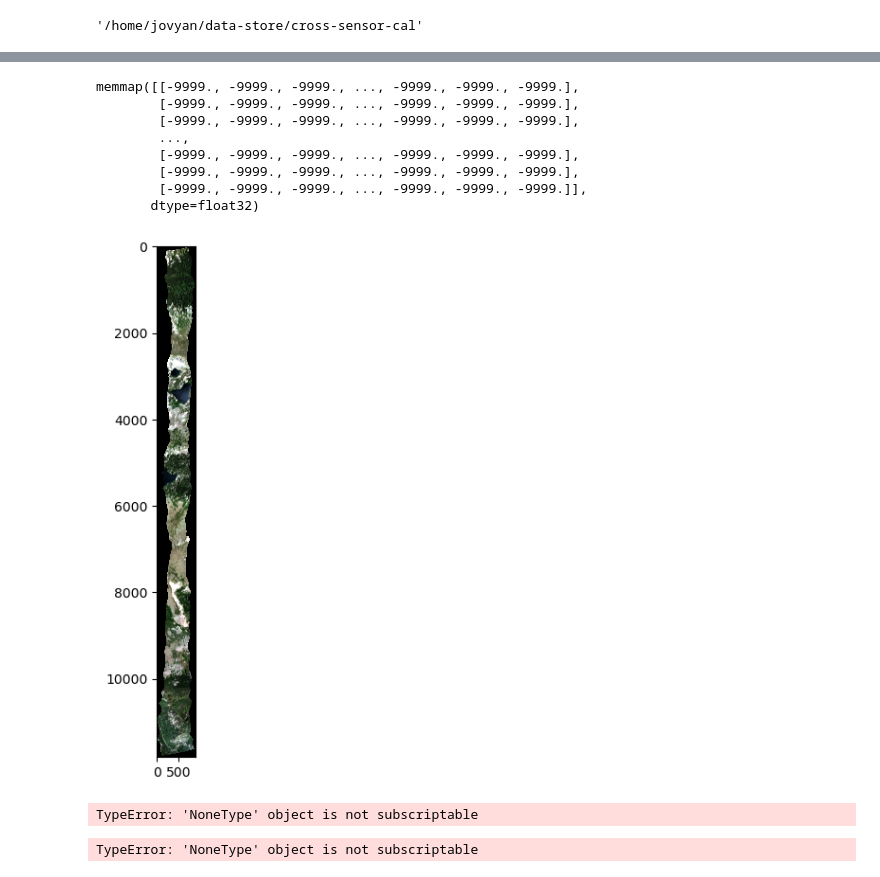
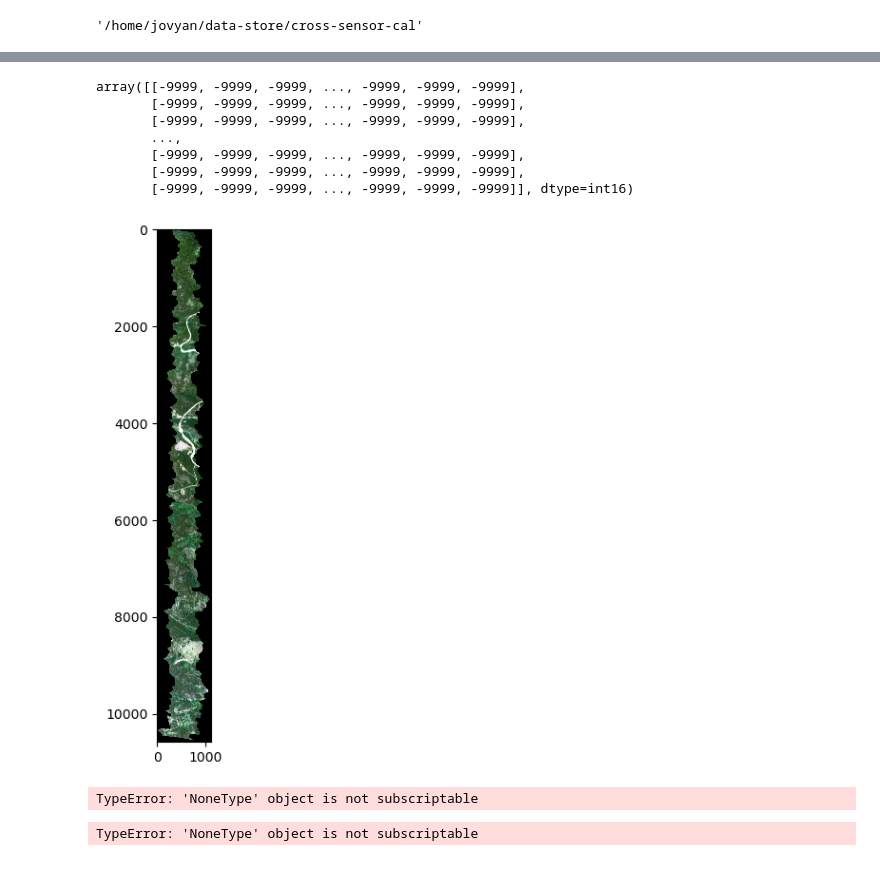
Before and after one commit to earthlab/cross-sensor-cal, a Jupyter notebook: diagnostic_plots.ipynb, the cells around one changed output, grey strips where cells are left out. Drawn from its saved outputs; the diff is of its cells as text; code cells hidden in the pictures.

Commit message:
diagnostic plot again

```diff
--- a/diagnostic_plots.ipynb
+++ b/diagnostic_plots.ipynb
@@ -23,5 +23,21 @@ envi_image= 'export/NEON_D13_NIWO_DP1_20200720_163210_reflectance__corrected_0'
 
 envi = ht.HyTools()
 envi.read_file(envi_image,'envi')
+# %%
+mask_image= 'export/NEON_D13_NIWO_DP1_20200807_170802_reflectance__corrected_0_mask'
+
+#anc_data = {'path_length': ['/data/yose/f130612t01p00r10rdn_e_obs_ort_clip', 0],
+# 'sensor_az': ['/data/yose/f130612t01p00r10rdn_e_obs_ort_clip', 1],
+# 'sensor_zn': ['/data/yose/f130612t01p00r10rdn_e_obs_ort_clip', 2],
+# 'solar_az': ['/data/yose/f130612t01p00r10rdn_e_obs_ort_clip', 3],
+# 'solar_zn': ['/data/yose/f130612t01p00r10rdn_e_obs_ort_clip', 4],
+# 'phase': ['/data/yose/f130612t01p00r10rdn_e_obs_ort_clip', 5],
+# 'slope': ['/data/yose/f130612t01p00r10rdn_e_obs_ort_clip', 6],
+# 'aspect': ['/data/yose/f130612t01p00r10rdn_e_obs_ort_clip', 7],
+# 'cosine_i': ['/data/yose/f130612t01p00r10rdn_e_obs_ort_clip', 8],
+# 'utc_time': ['/data/yose/f130612t01p00r10rdn_e_obs_ort_clip', 9]}
+
+my_mask = ht.HyTools()
+my_mask.read_file(mask_image,'envi', anc = "data/iplant/home/shared/earthlab/macrosystems/Topo_Corr/output/NEON_D13_NIWO_DP1_20200807_170802_reflectance_ancillary")
 # %%
 line = envi.get_line(100, corrections = [])
@@ -48,23 +61,22 @@ plt.matshow(band)
 # %%
-topo_coeffs = 'export/NEON_D13_NIWO_DP1_20200720_163210_reflectance_topo_coeffs__corrected_0.json'
+topo_coeffs = 'export/NEON_D13_NIWO_DP1_20200807_163444_reflectance_topo_coeffs__corrected_0.json'
 envi.load_coeffs(topo_coeffs,'topo')
 
-brdf_coeffs = 'export/NEON_D13_NIWO_DP1_20200720_163210_reflectance_brdf_coeffs__corrected_0.json'
+brdf_coeffs = 'export/NEON_D13_NIWO_DP1_20200807_163444_reflectance_brdf_coeffs__corrected_0.json'
 envi.load_coeffs(brdf_coeffs,'brdf')
 # %%
 #print(envi.brdf)
 #print(envi.topo)
 # %%
-envi.get_wave(660)
+envi.get_wave(660,corrections= ['topo'])
 # %% [output]
-memmap([[-9999., -9999., -9999., ..., -9999., -9999., -9999.],
-        [-9999., -9999., -9999., ..., -9999., -9999., -9999.],
-        [-9999., -9999., -9999., ..., -9999., -9999., -9999.],
-        ...,
-        [-9999., -9999., -9999., ..., -9999., -9999., -9999.],
-        [-9999., -9999., -9999., ..., -9999., -9999., -9999.],
-        [-9999., -9999., -9999., ..., -9999., -9999., -9999.]],
-       dtype=float32)
+array([[-9999, -9999, -9999, ..., -9999, -9999, -9999],
+       [-9999, -9999, -9999, ..., -9999, -9999, -9999],
+       [-9999, -9999, -9999, ..., -9999, -9999, -9999],
+       ...,
+       [-9999, -9999, -9999, ..., -9999, -9999, -9999],
+       [-9999, -9999, -9999, ..., -9999, -9999, -9999],
+       [-9999, -9999, -9999, ..., -9999, -9999, -9999]], dtype=int16)
 # %%
 def show_rgb(hy_obj,r=660,g=550,b=440, correct= []):
 
@@ -87,16 +99,14 @@ def show_rgb(hy_obj,r=660,g=550,b=440, correct= []):
     plt.show()
     plt.close()
 # %%
-show_rgb(envi, correct= [])
+show_rgb(envi, correct= [], mask = my_mask)
 # %% [output]
-[figure, old version]
+[figure, new version]
 # %%
 show_rgb(envi, correct = ['topo'])
 # %% [output]
 TypeError: 'NoneType' object is not subscriptable
-# %%
-difference = envi.get_wave(450) - envi.get_wave(450,corrections= ['topo',
-                                                                  'brdf'])
-plt.matshow(difference)
-# %% [output]
-TypeError: 'NoneType' object is not subscriptable
+# %%
+show_rgb(envi, correct = ['brdf'])
+# %% [output]
+TypeError: 'NoneType' object is not subscriptable
```
Also changed, not shown: parts of 15 cells of this notebook.
